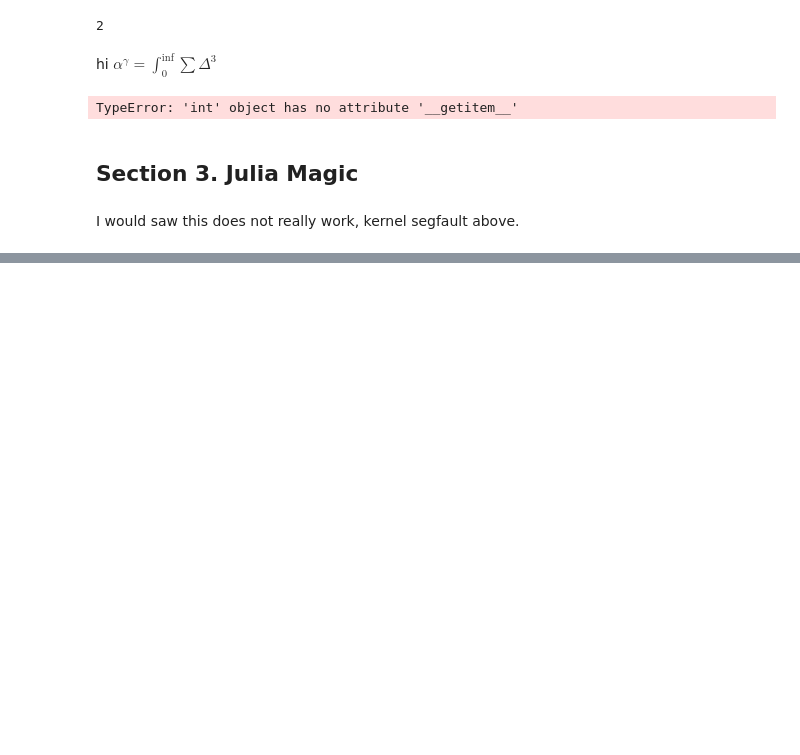
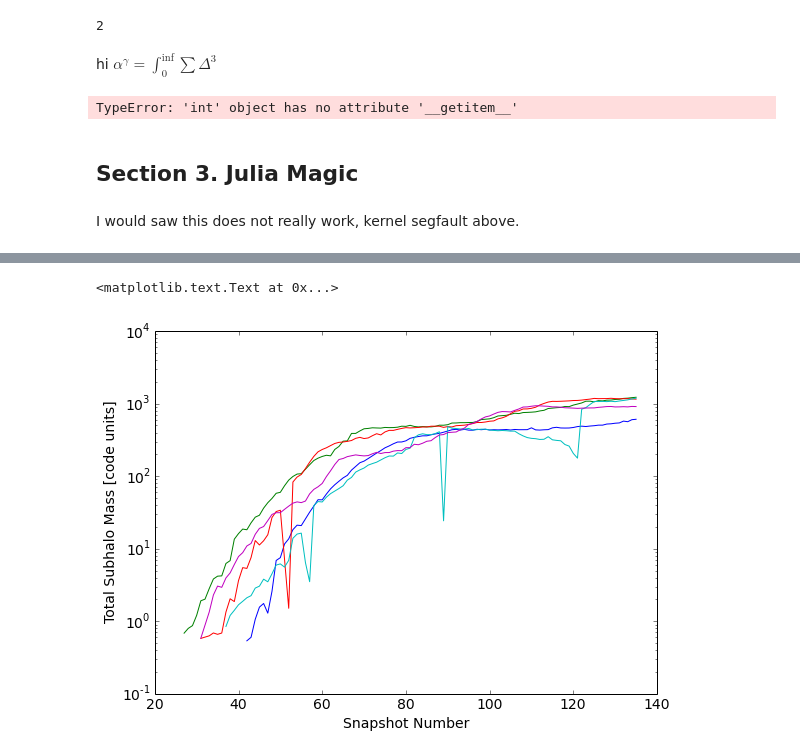
Before and after one commit to dnelson/temet, a Jupyter notebook: TestNB.ipynb, the cells around one changed output, grey strips where cells are left out. Saved outputs shown, nothing was run; the diff lists cells and outputs as text; code cells hidden in the pictures; blank space fills up the shorter version.

```diff
--- a/TestNB.ipynb
+++ b/TestNB.ipynb
@@ -67,0 +312,11 @@ I would saw this does not really work, kernel segfault above.
+# %%
+ptGas = il.snapshot.partTypeNum('gas')
+ptStars = il.snapshot.partTypeNum('stars')
+
+for i in range(10):
+    all_fields = il.groupcat.loadSingle(basePath,135,subhaloID=GroupFirstSub[i])
+    gas_mass   = all_fields['SubhaloMassInHalfRadType'][ptGas]
+    stars_mass = all_fields['SubhaloMassInHalfRadType'][ptStars]
+
+    frac = gas_mass / (gas_mass + stars_mass)
+    print GroupFirstSub[i],frac
@@ -67,0 +334,12 @@ I would saw this does not really work, kernel segfault above.
+# %%
+fields = ['SubhaloMass','SubfindID','SnapNum']
+for i in range(100,105):
+    tree = il.sublink.loadTree(basePath,135,GroupFirstSub[i],fields=fields,onlyMPB=True)
+    plt.plot(tree['SnapNum'],tree['SubhaloMass'],'-')
+
+plt.yscale('log')
+plt.xlabel('Snapshot Number')
+plt.ylabel('Total Subhalo Mass [code units]')
+# %% [output]
+<matplotlib.text.Text at 0x...>
+[figure, added]
```
Also changed, not shown: parts of 46 cells of this notebook, 34 other files.
